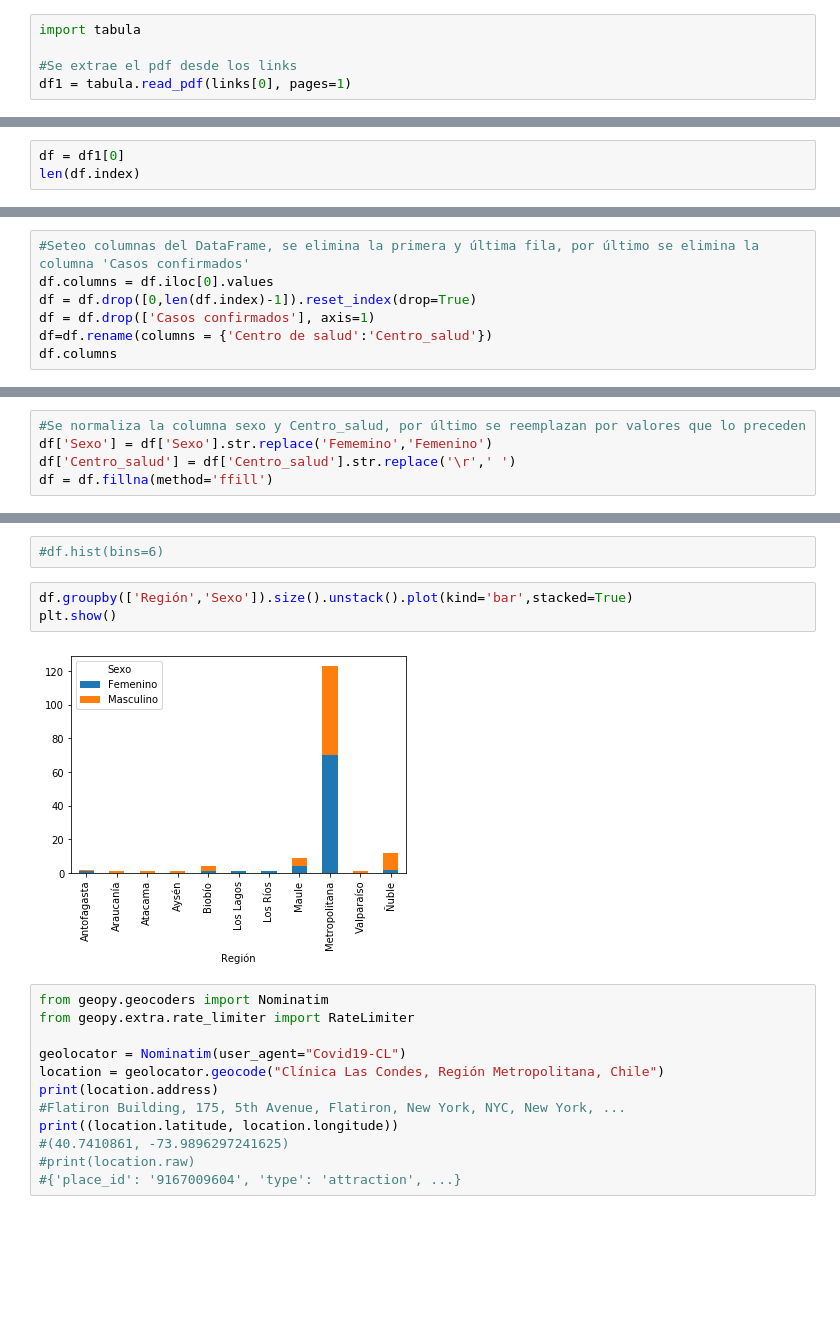
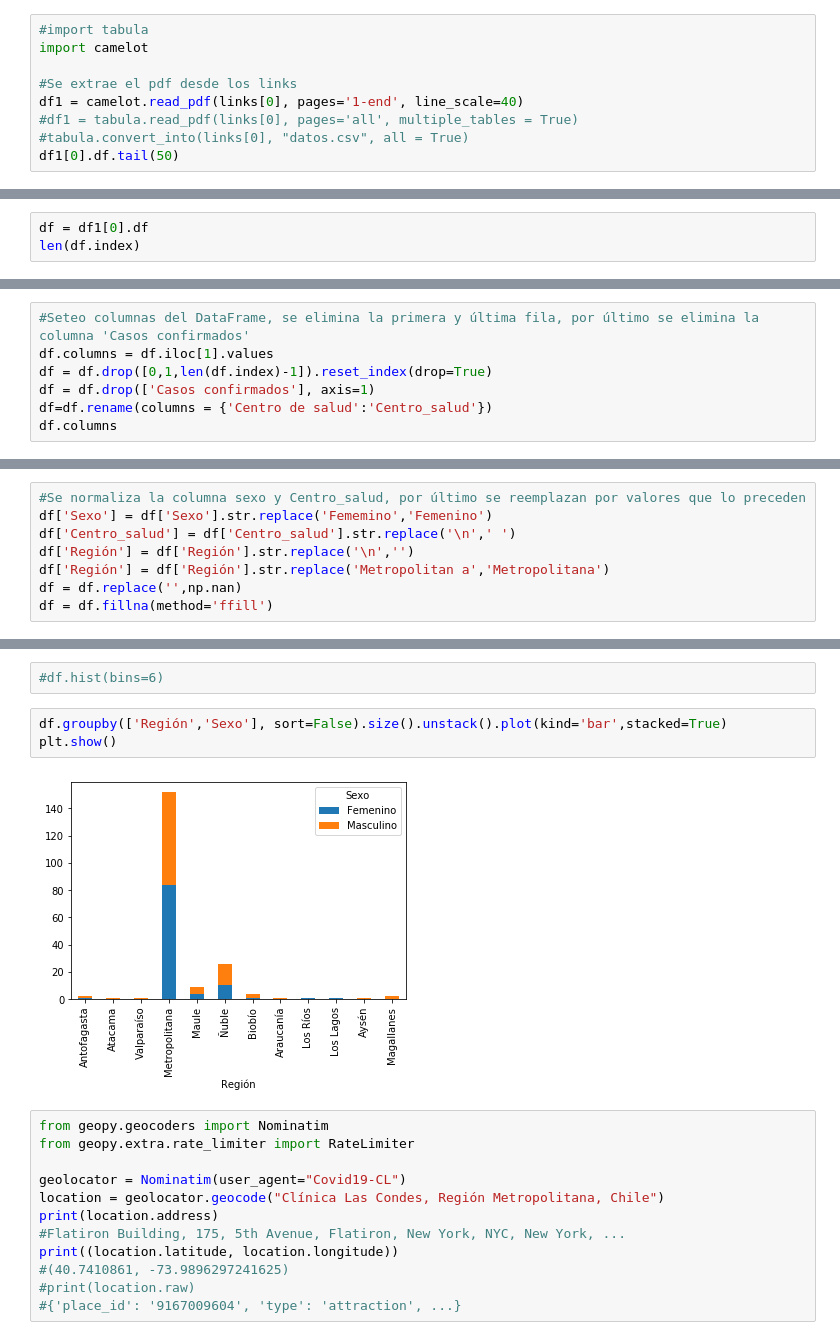
Before and after one commit to demm94/Covid19-CL, a Jupyter notebook: Covid19 Chile Map (Scraping Minsal).ipynb, the cells around one changed output, grey strips where cells are left out. Saved outputs shown, nothing was run; the diff lists cells and outputs as text; blank space fills up the shorter version.

```diff
--- a/Covid19 Chile Map (Scraping Minsal).ipynb
+++ b/Covid19 Chile Map (Scraping Minsal).ipynb
@@ -27,8 +28,12 @@ links
  'https://www.minsal.cl/wp-content/uploads/2020/03/2020-03-14-Casos-confirmados.pdf',
  'https://www.minsal.cl/wp-content/uploads/2020/03/2020-03-13-Casos-Confirmados-Covid-19.pdf']
 # %%
-import tabula
+#import tabula
+import camelot
 
 #Se extrae el pdf desde los links
-df1 = tabula.read_pdf(links[0], pages=1)
+df1 = camelot.read_pdf(links[0], pages='1-end', line_scale=40)
+#df1 = tabula.read_pdf(links[0], pages='all', multiple_tables = True)
+#tabula.convert_into(links[0], "datos.csv", all = True)
+df1[0].df.tail(50)
 # %% [output]
@@ -37,4 +57,4 @@ INFORMACIÓN: OpenType Layout tables used in font Arial are not implemented in P
 # %%
-df = df1[0]
+df = df1[0].df
 len(df.index)
 # %% [output]
@@ -42,7 +62,7 @@ len(df.index)
 # %%
 #Seteo columnas del DataFrame, se elimina la primera y última fila, por último se elimina la columna 'Casos confirmados'
-df.columns = df.iloc[0].values
-df = df.drop([0,len(df.index)-1]).reset_index(drop=True)
+df.columns = df.iloc[1].values
+df = df.drop([0,1,len(df.index)-1]).reset_index(drop=True)
 df = df.drop(['Casos confirmados'], axis=1)
 df=df.rename(columns = {'Centro de salud':'Centro_salud'})
 df.columns
@@ -51,7 +71,10 @@ Index(['Región', 'Sexo', 'Edad', 'Centro_salud'], dtype='object')
 # %%
 #Se normaliza la columna sexo y Centro_salud, por último se reemplazan por valores que lo preceden
 df['Sexo'] = df['Sexo'].str.replace('Fememino','Femenino')
-df['Centro_salud'] = df['Centro_salud'].str.replace('\r',' ')
+df['Centro_salud'] = df['Centro_salud'].str.replace('\n',' ')
+df['Región'] = df['Región'].str.replace('\n','')
+df['Región'] = df['Región'].str.replace('Metropolitan a','Metropolitana')
+df = df.replace('',np.nan)
 df = df.fillna(method='ffill')
 # %%
 #Se eliminan filas que no tengan sexo
@@ -106,10 +130,10 @@ df1.plot(kind='bar',x='Región',y='Cantidad')
 # %%
 #df.hist(bins=6)
 # %%
-df.groupby(['Región','Sexo']).size().unstack().plot(kind='bar',stacked=True)
+df.groupby(['Región','Sexo'], sort=False).size().unstack().plot(kind='bar',stacked=True)
 plt.show()
 # %% [output]
-[figure, old version]
+[figure, new version]
 # %%
 from geopy.geocoders import Nominatim
 from geopy.extra.rate_limiter import RateLimiter
```
Also changed, not shown: parts of 9 cells of this notebook, 1 other file.
